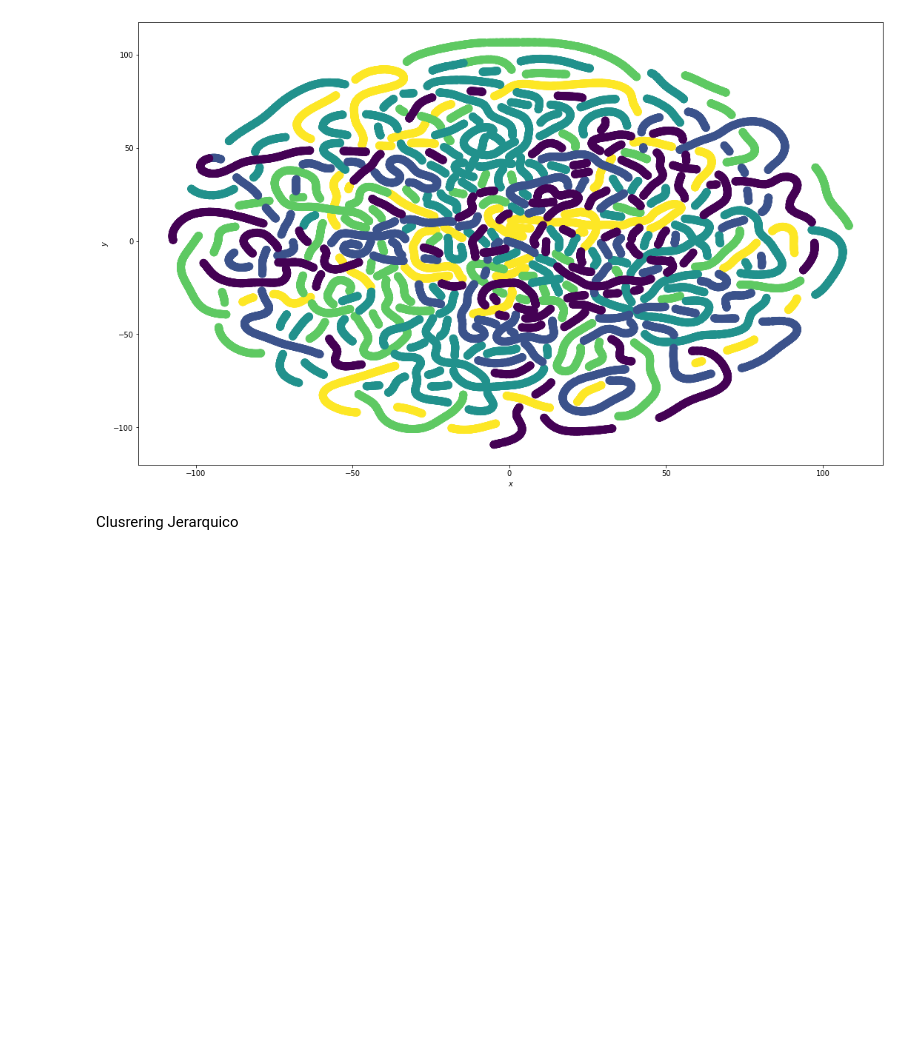
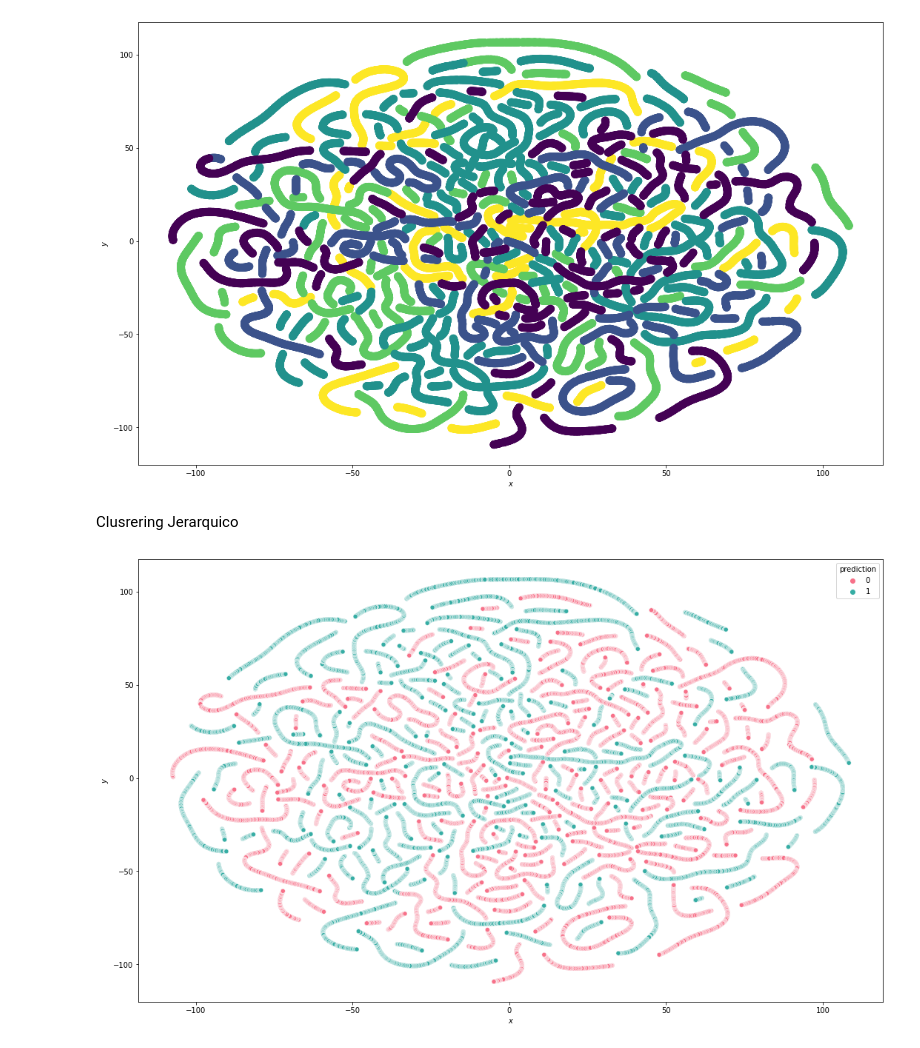
Before and after one commit to macapagithub/exaple-unsupervised-learning, a Jupyter notebook: models.ipynb, the cells around one changed output. Cells and saved outputs as stored; diff of their text form; code cells hidden in the pictures; blank space fills up the shorter version.

```diff
--- a/models.ipynb
+++ b/models.ipynb
@@ -268,10 +268,12 @@ kmdff = pd.concat([dff, df_km], axis=1)
 # %%
 # Mostramos los resultados
 fig, ax = plt.subplots(figsize=(18, 11))
 
-sns.scatterplot(x='x',y='y',hue='prediction',size='area_mean',style='diagnosis',sizes=(30, 400),
+sns.scatterplot(x='x',y='y',hue='prediction',sizes=(30, 400),
                 palette=sns.color_palette("husl", 2),data=kmdff,ax=ax)
 
 ax.set_xlabel(r'$x$')
 ax.set_ylabel(r'$y$')
 plt.show()
+# %% [output]
+[figure, added]
```
